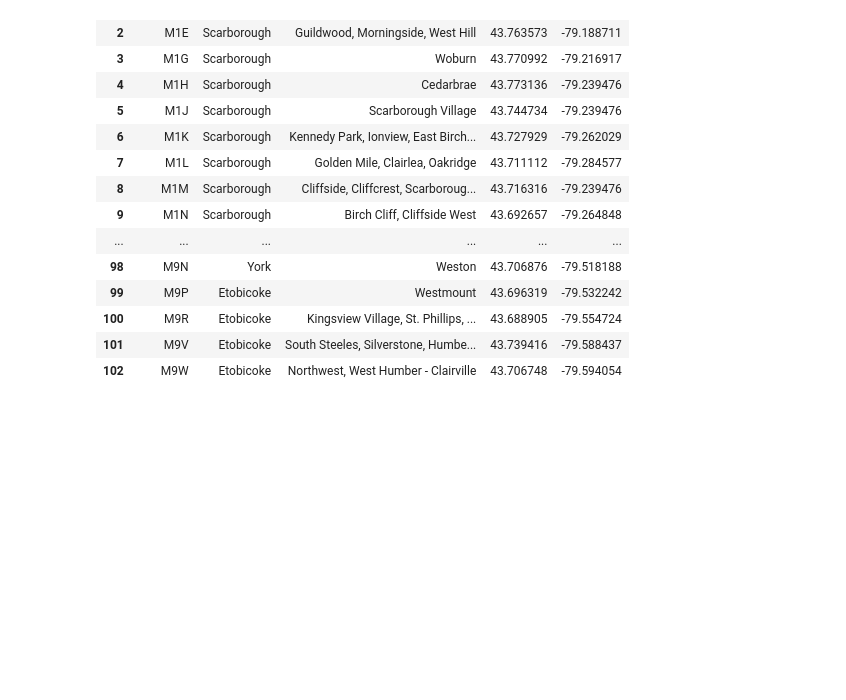
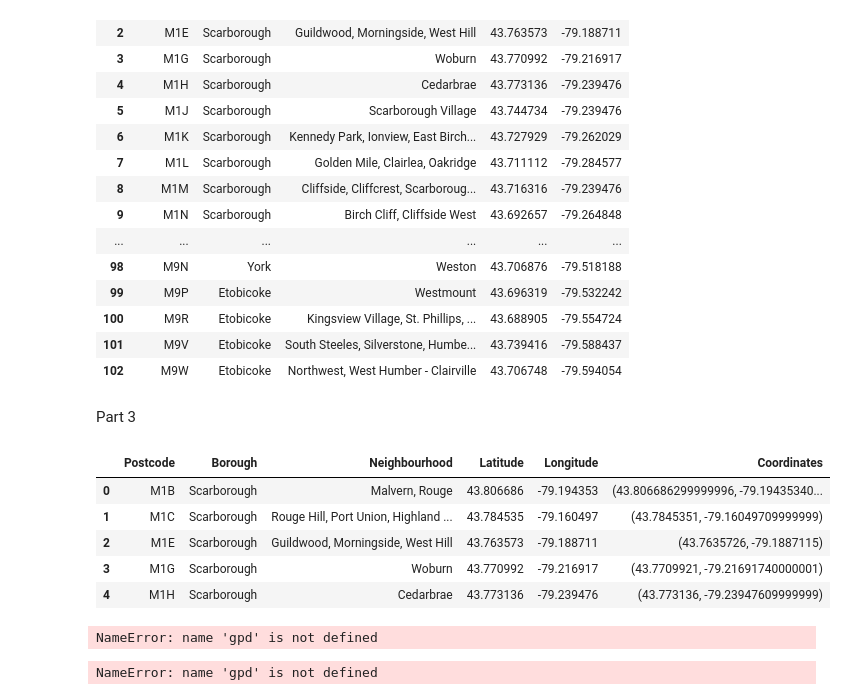
Before and after one commit to markwangb/Capstone-Project-, a Jupyter notebook: IBM Data Science Capstone Week3.ipynb, the cells around one changed output. Drawn from its saved outputs; the diff is of its cells as text; code cells hidden in the pictures; blank space fills up the shorter version.

```diff
--- a/IBM Data Science Capstone Week3.ipynb
+++ b/IBM Data Science Capstone Week3.ipynb
@@ -143,3 +141,30 @@ merged_data
 | 100 | M9R | Etobicoke | Kingsview Village, St. Phillips, ... | 43.688905 | -79.554724 |
 | 101 | M9V | Etobicoke | South Steeles, Silverstone, Humbe... | 43.739416 | -79.588437 |
 | 102 | M9W | Etobicoke | Northwest, West Humber - Clairville | 43.706748 | -79.594054 |
+# %% [markdown]
+Part 3
+# %%
+merged_data['Coordinates'] = list(zip(merged_data['Latitude'], merged_data['Longitude']))
+merged_data.head()
+# %% [output]
+|  | Postcode | Borough | Neighbourhood | Latitude | Longitude | Coordinates |
+| 0 | M1B | Scarborough | Malvern, Rouge | 43.806686 | -79.194353 | (43.806686299999996, -79.19435340... |
+| 1 | M1C | Scarborough | Rouge Hill, Port Union, Highland ... | 43.784535 | -79.160497 | (43.7845351, -79.16049709999999) |
+| 2 | M1E | Scarborough | Guildwood, Morningside, West Hill | 43.763573 | -79.188711 | (43.7635726, -79.1887115) |
+| 3 | M1G | Scarborough | Woburn | 43.770992 | -79.216917 | (43.7709921, -79.21691740000001) |
+| 4 | M1H | Scarborough | Cedarbrae | 43.773136 | -79.239476 | (43.773136, -79.23947609999999) |
+# %%
+gdf = gpd.GeoDataFrame(merged_data, geometry='Coordinates')
+gdf.head()
+# %% [output]
+NameError: name 'gpd' is not defined
+# %%
+cities = gpd.read_file(gpd.datasets.get_path('naturalearth_cities'))
+ax = cities[cities.name == "Toronto"].plot(
+    color='green', edgecolor='black')
+# plot and show
+gdf.plot(ax=ax, color='red')
+
+plt.show()
+# %% [output]
+NameError: name 'gpd' is not defined
```
Also changed, not shown: parts of 2 cells of this notebook.
